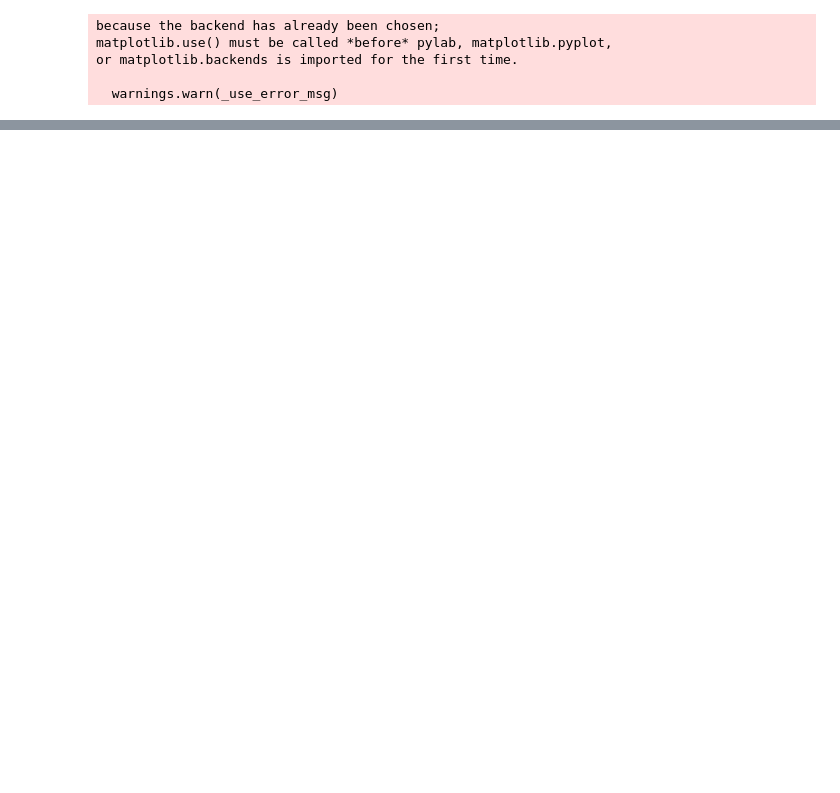
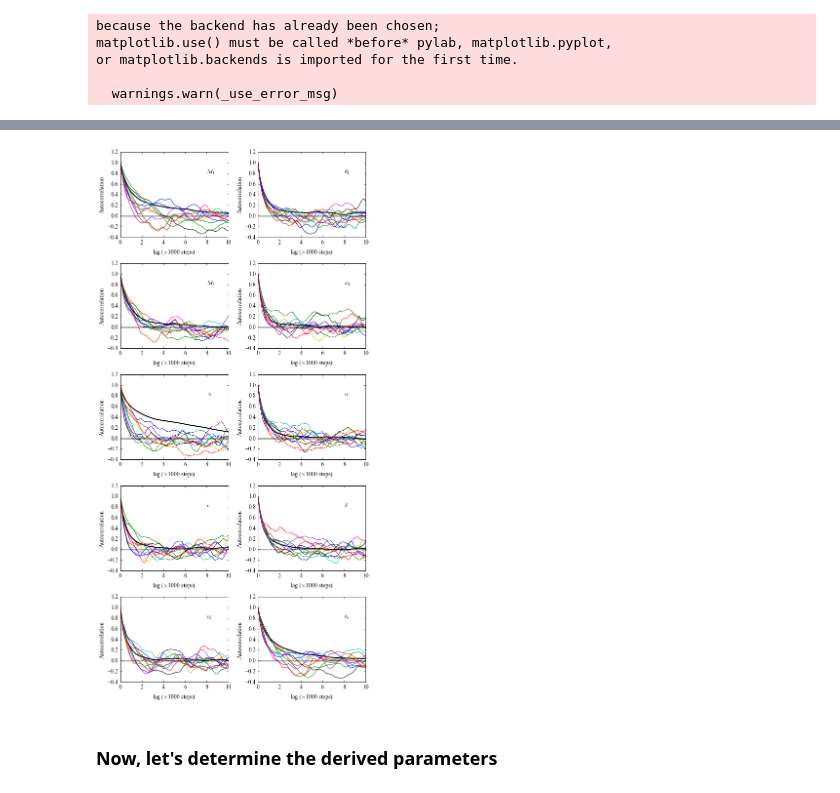
Before and after one commit to astroJeff/XRB_binary_c, a Jupyter notebook: notebooks/LMC test.ipynb, the cells around one changed output, grey strips where cells are left out. Cells and saved outputs as stored; diff of their text form; code cells hidden in the pictures; blank space fills up the shorter version.

```diff
--- a/notebooks/LMC test.ipynb
+++ b/notebooks/LMC test.ipynb
@@ -84,4 +118,54 @@ plt.savefig('../population_lmc.pdf', rasterized=True)
 # %%
-import pickle
-
-pickle.dump(sampler, open("../data/LMC_sampler.obj", "wb"))
+sampler = pickle.load(open("../data/LMC_sampler.obj","rb"))
+# %%
+from pandas import Series
+
+fig, ax = plt.subplots(5, 2, figsize=(8,16))
+
+var = [r'$M_1$',r'$M_2$',r'$A$',r'$e$',r'$v_k$',r'$\theta_k$',r'$\phi_k$',r'$\alpha$',r'$\delta$',r'$t_b$']
+
+N = 50
+
+xmin, xmax = 0, 10000
+factor = 1000.0
+
+for k in np.arange(10):
+
+
+    kx = k%5
+    ky = k/5
+
+    # Plot the autocorrelation of the flatchain
+    autocorr = np.zeros(N)
+    series = Series(data=sampler.flatchain.T[k])
+    for i in np.arange(N):
+        autocorr[i] = Series.autocorr(series, lag=int(i*float(xmax-xmin)/N))
+
+    ax[kx,ky].plot(np.linspace(xmin,xmax,N)/factor, autocorr, color='k', linewidth=2)
+
+
+    # Plot the autocorrelation of 10 sample chains
+    for j in np.arange(10):
+        autocorr = np.zeros(N)
+        series = Series(data=sampler.chain[j,:,k])
+
+        for i in np.arange(N):
+            autocorr[i] = Series.autocorr(series, lag=int(i*float(xmax-xmin)/N))
+
+        ax[kx,ky].plot(np.linspace(xmin,xmax,N)/factor, autocorr)
+
+
+    ax[kx,ky].axhline(0.0, color='k', alpha=0.3, linewidth=3)
+    ax[kx,ky].set_xlabel(r'lag ($\times$1000 steps)')
+    ax[kx,ky].set_ylabel(r'Autocorrelation')
+    ax[kx,ky].text(8, 0.8, var[k])
+
+
+plt.tight_layout()
+
+plt.savefig("../figures/lmc_autocorrelation.pdf")
+# plt.show()
+# %% [output]
+[figure, added]
+# %% [markdown]
+### Now, let's determine the derived parameters
```
Also changed, not shown: parts of 14 cells of this notebook, 3 other files.
